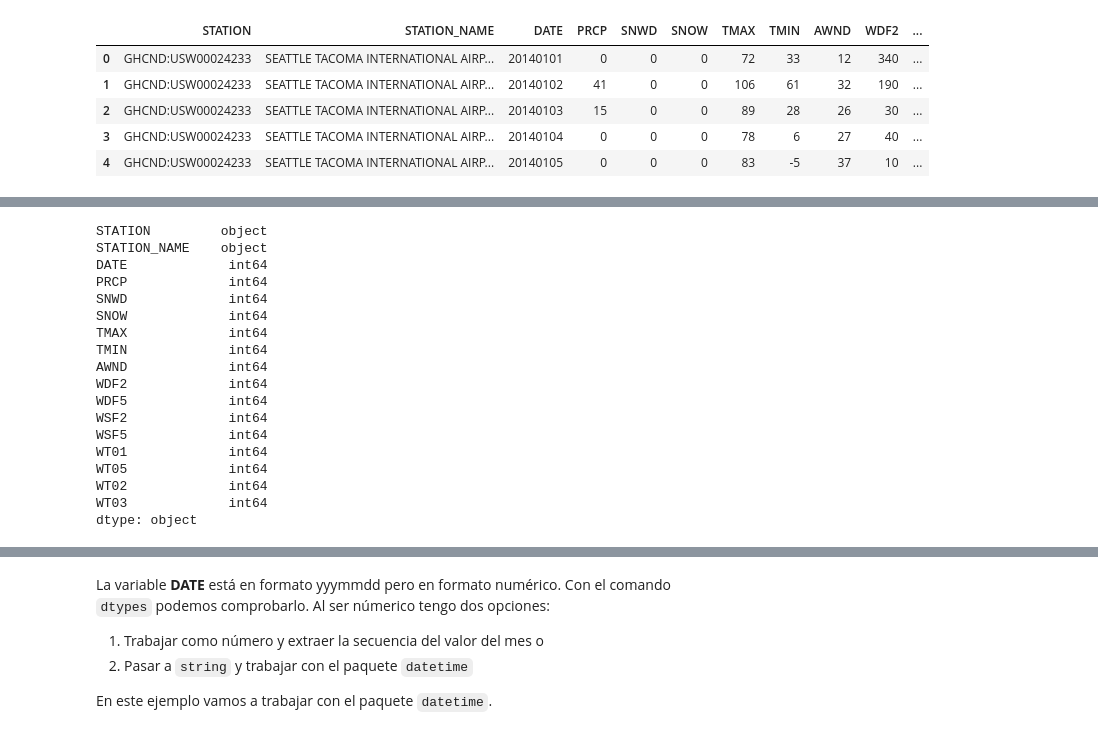
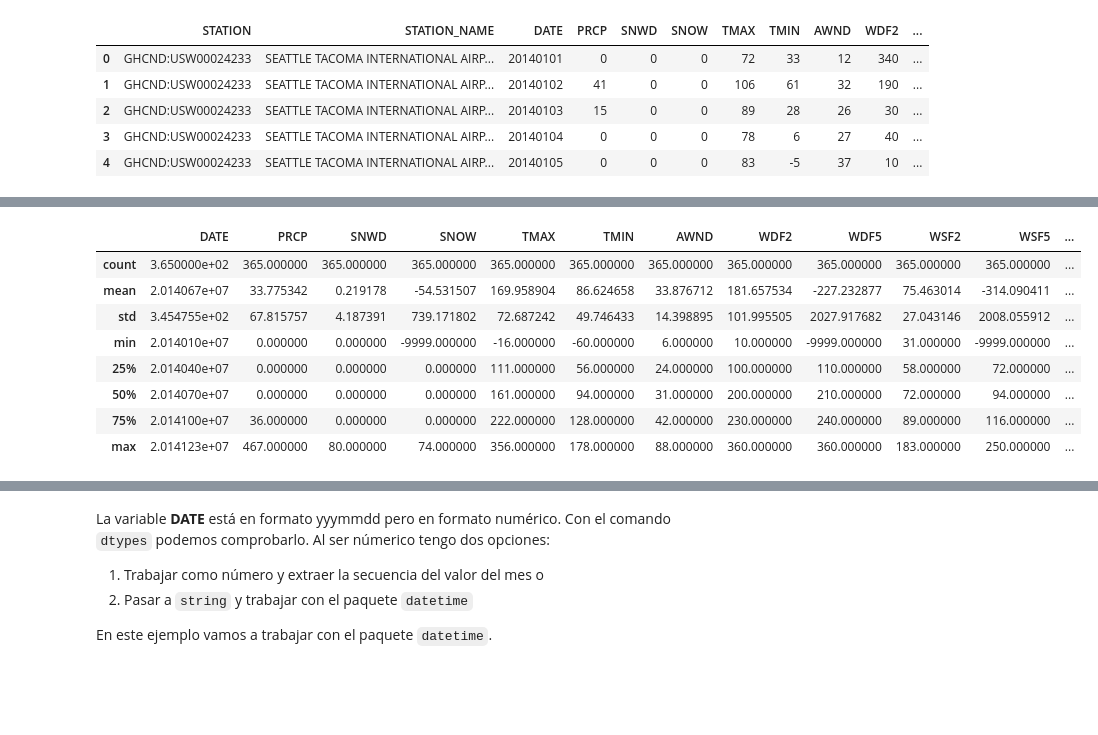
Before and after one commit to imarranz/data-science-python-tricks, a Jupyter notebook: pandas, seaborn & facetgrid.ipynb, the cells around one changed output, grey strips where cells are left out. Cells and saved outputs as stored; diff of their text form; code cells hidden in the pictures; blank space fills up the shorter version.

```diff
--- a/pandas, seaborn & facetgrid.ipynb
+++ b/pandas, seaborn & facetgrid.ipynb
@@ -28,21 +91,12 @@ data.head(5)
 # %%
-data.dtypes
+data.describe()
 # %% [output]
-STATION         object
-STATION_NAME    object
-DATE             int64
-PRCP             int64
-SNWD             int64
-SNOW             int64
-TMAX             int64
-TMIN             int64
-AWND             int64
-WDF2             int64
-WDF5             int64
-WSF2             int64
-WSF5             int64
-WT01             int64
-WT05             int64
-WT02             int64
-WT03             int64
-dtype: object
+|  | DATE | PRCP | SNWD | SNOW | TMAX | TMIN | AWND | WDF2 | WDF5 | WSF2 | WSF5 | ... |
+| count | 3.650000e+02 | 365.000000 | 365.000000 | 365.000000 | 365.000000 | 365.000000 | 365.000000 | 365.000000 | 365.000000 | 365.000000 | 365.000000 | ... |
+| mean | 2.014067e+07 | 33.775342 | 0.219178 | -54.531507 | 169.958904 | 86.624658 | 33.876712 | 181.657534 | -227.232877 | 75.463014 | -314.090411 | ... |
+| std | 3.454755e+02 | 67.815757 | 4.187391 | 739.171802 | 72.687242 | 49.746433 | 14.398895 | 101.995505 | 2027.917682 | 27.043146 | 2008.055912 | ... |
+| min | 2.014010e+07 | 0.000000 | 0.000000 | -9999.000000 | -16.000000 | -60.000000 | 6.000000 | 10.000000 | -9999.000000 | 31.000000 | -9999.000000 | ... |
+| 25% | 2.014040e+07 | 0.000000 | 0.000000 | 0.000000 | 111.000000 | 56.000000 | 24.000000 | 100.000000 | 110.000000 | 58.000000 | 72.000000 | ... |
+| 50% | 2.014070e+07 | 0.000000 | 0.000000 | 0.000000 | 161.000000 | 94.000000 | 31.000000 | 200.000000 | 210.000000 | 72.000000 | 94.000000 | ... |
+| 75% | 2.014100e+07 | 36.000000 | 0.000000 | 0.000000 | 222.000000 | 128.000000 | 42.000000 | 230.000000 | 240.000000 | 89.000000 | 116.000000 | ... |
+| max | 2.014123e+07 | 467.000000 | 80.000000 | 74.000000 | 356.000000 | 178.000000 | 88.000000 | 360.000000 | 360.000000 | 183.000000 | 250.000000 | ... |
```
Also changed, not shown: parts of 20 cells of this notebook.
